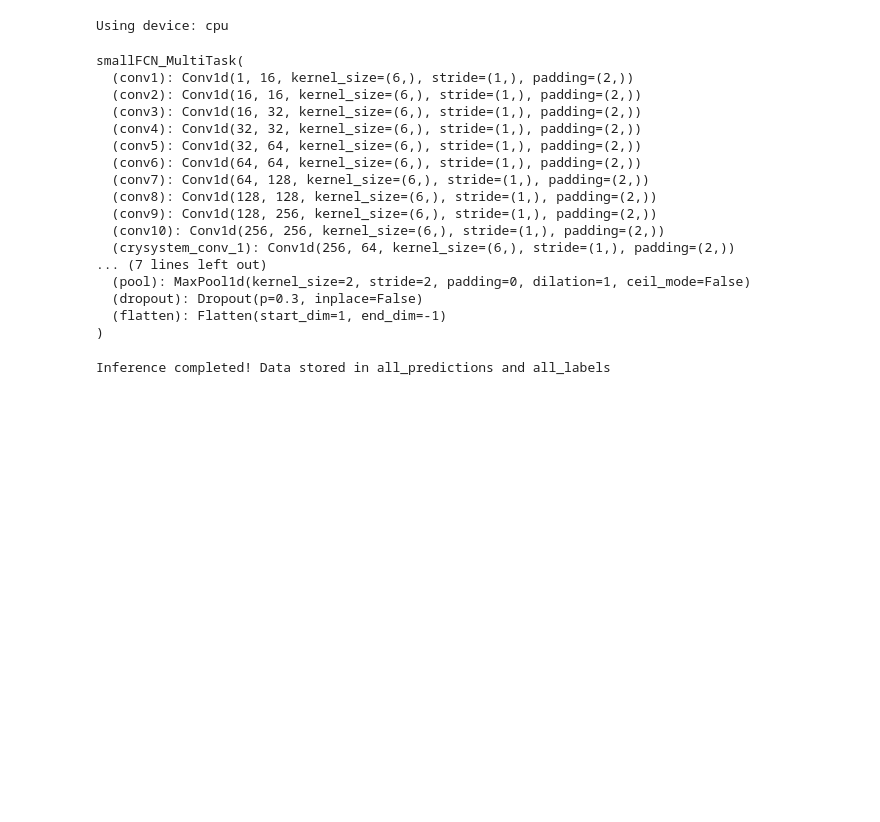
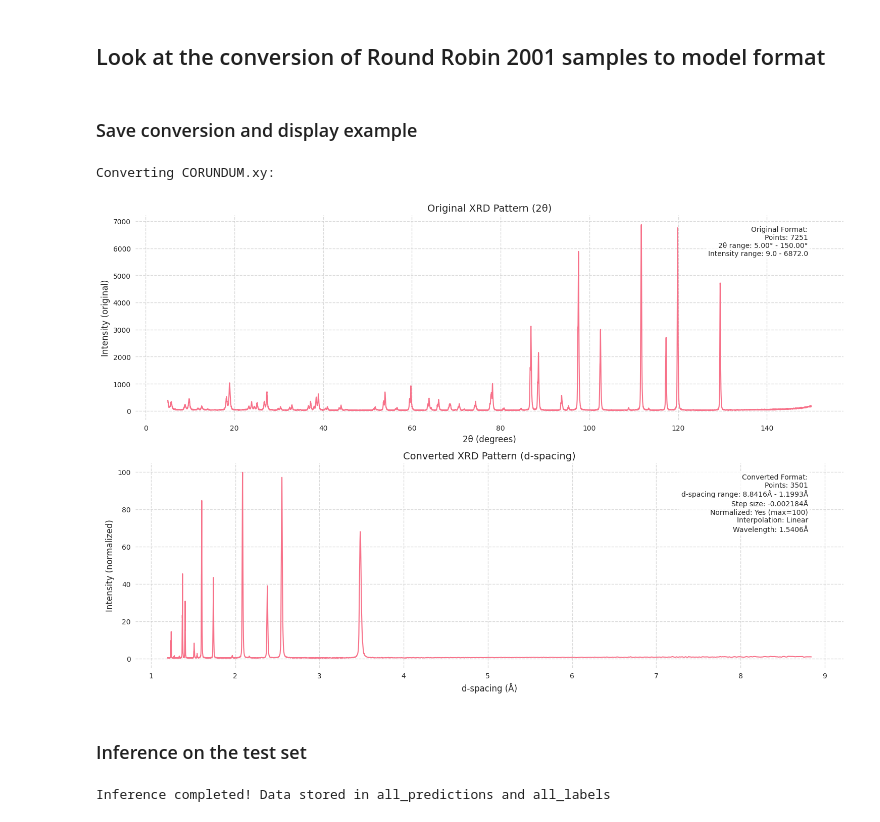
Before and after one commit to JacksonSprigg/-XRD-Materials-Characterisation-with-ML---FYP, a Jupyter notebook: analysis/analysis.ipynb, the cells around one changed output. Saved outputs shown, nothing was run; the diff lists cells and outputs as text; code cells hidden in the pictures; blank space fills up the shorter version.

```diff
--- a/analysis/analysis.ipynb
+++ b/analysis/analysis.ipynb
@@ -149,0 +230,14 @@ plt.show()
+# %% [markdown]
+## Look at the conversion of Round Robin 2001 samples to model format
+# %%
+def load_xy_file(file_path):
+    """Load and parse an XY file."""
+    try:
+        # Load the XY file (typically space or tab-separated)
+        data = np.loadtxt(file_path)
+        x_data = data[:, 0]  # First column (angles/distances)
+        y_data = data[:, 1]  # Second column (intensities)
+        return x_data, y_data
+    except Exception as e:
+        print(f"Error loading {file_path}: {e}")
+        return None, None
@@ -150,2 +354,21 @@ plt.show()
+# %% [markdown]
+### Save conversion and display example
+# %%
+wavelength = 1.5406  # Cu Kα
+monash_files = [f for f in os.listdir(datasets["Monash Madsen"]) if f.endswith('.xy')]
+converted_intensities = []  # Store just the intensity vectors
+
+for i, file in enumerate(monash_files):
+    file_path = os.path.join(datasets["Monash Madsen"], file)
+    _, intensity_matched = process_xy_file(file_path, wavelength, db_latt_dis)
+    converted_intensities.append(intensity_matched)
+
+    # Only plot the first conversion
+    if i == 0:
+        print(f"\nConverting {file}:")
+        plot_conversion_comparison(file_path, wavelength, db_latt_dis)
+# %% [output]
+Converting CORUNDUM.xy:
+[figure, added]
 # %%
 # Import your custom modules
@@ -180,10 +403,10 @@ MODEL_CLASS = {
 }
 # %%
+%%capture
 # Cell 3: Model Loading
-%%capture
 
 # Load model
-model_path = os.path.join(MODEL_SAVE_DIR, MODEL_NAME)
+model_path = os.path.join(trained_models_dir, MODEL_NAME)
 device = torch.device("cuda" if torch.cuda.is_available() else "cpu")
 print(f"Using device: {device}")
 
@@ -193,24 +416,7 @@ state_dict = torch.load(model_path, map_location=device)
 model.load_state_dict(state_dict)
 model = model.to(device)
 model.eval()
-# %% [output]
-Using device: cpu
-smallFCN_MultiTask(
-  (conv1): Conv1d(1, 16, kernel_size=(6,), stride=(1,), padding=(2,))
-  (conv2): Conv1d(16, 16, kernel_size=(6,), stride=(1,), padding=(2,))
-  (conv3): Conv1d(16, 32, kernel_size=(6,), stride=(1,), padding=(2,))
-  (conv4): Conv1d(32, 32, kernel_size=(6,), stride=(1,), padding=(2,))
-  (conv5): Conv1d(32, 64, kernel_size=(6,), stride=(1,), padding=(2,))
-  (conv6): Conv1d(64, 64, kernel_size=(6,), stride=(1,), padding=(2,))
-  (conv7): Conv1d(64, 128, kernel_size=(6,), stride=(1,), padding=(2,))
-  (conv8): Conv1d(128, 128, kernel_size=(6,), stride=(1,), padding=(2,))
-  (conv9): Conv1d(128, 256, kernel_size=(6,), stride=(1,), padding=(2,))
-  (conv10): Conv1d(256, 256, kernel_size=(6,), stride=(1,), padding=(2,))
-  (crysystem_conv_1): Conv1d(256, 64, kernel_size=(6,), stride=(1,), padding=(2,))
-... (7 lines left out)
-  (pool): MaxPool1d(kernel_size=2, stride=2, padding=0, dilation=1, ceil_mode=False)
-  (dropout): Dropout(p=0.3, inplace=False)
-  (flatten): Flatten(start_dim=1, end_dim=-1)
-)
+# %% [markdown]
+### Inference on the test set
 # %%
 # Cell 4: Data Loading
```
Also changed, not shown: parts of 25 cells of this notebook.
